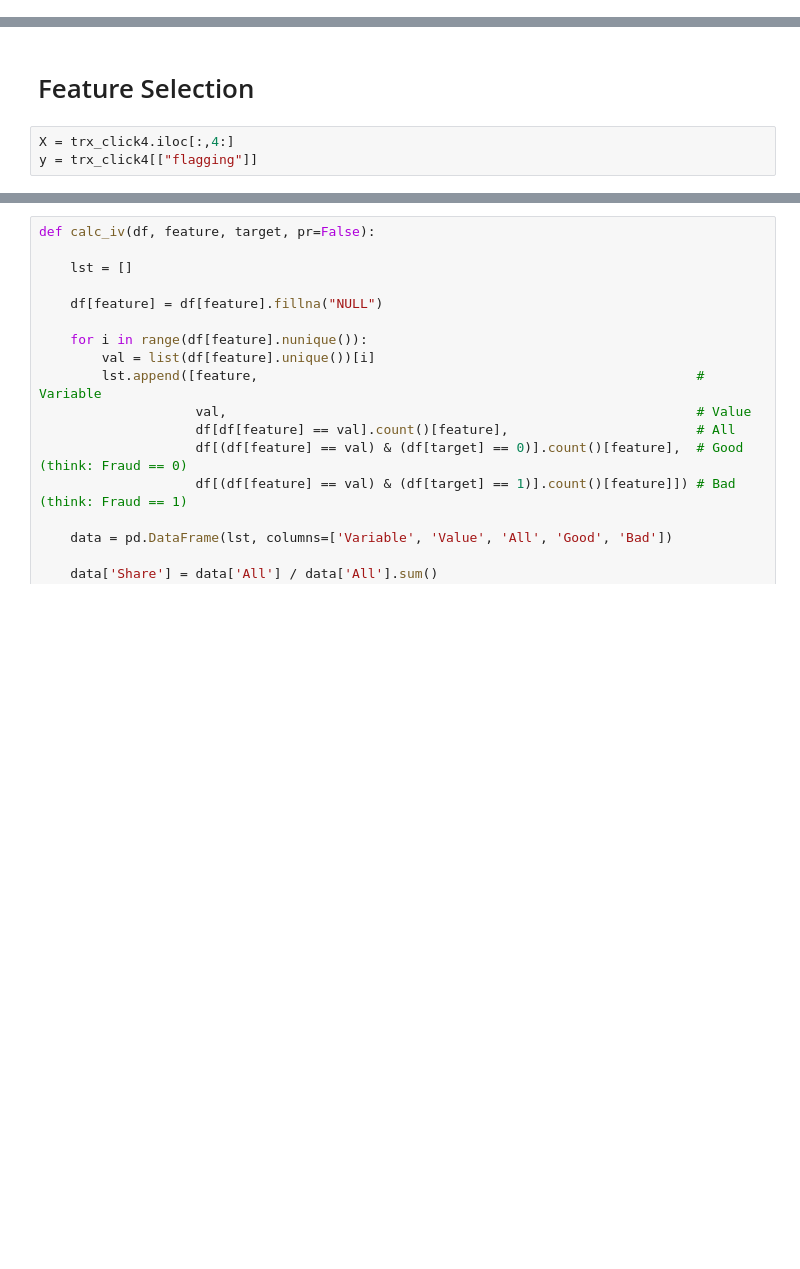
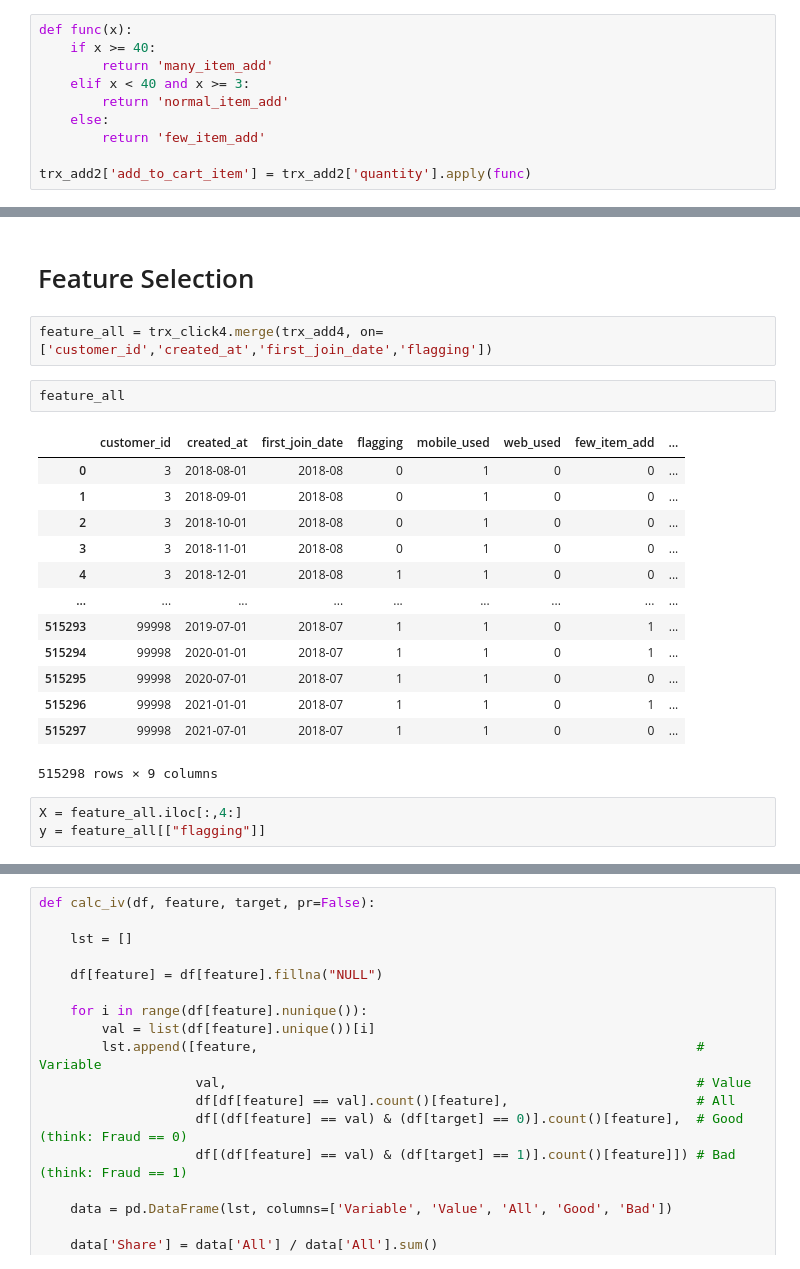
Before and after one commit to latifaahu/kaggle-fp, a Jupyter notebook: coba_week4.ipynb, the cells around one changed output, grey strips where cells are left out. Saved outputs shown, nothing was run; the diff lists cells and outputs as text; blank space fills up the shorter version.

```diff
--- a/coba_week4.ipynb
+++ b/coba_week4.ipynb
@@ -352,0 +408,10 @@ trx_click4
+# %%
+def func(x):
+    if x >= 40:
+        return 'many_item_add'
+    elif x < 40 and x >= 3:
+        return 'normal_item_add'
+    else:
+        return 'few_item_add'
+
+trx_add2['add_to_cart_item'] = trx_add2['quantity'].apply(func)
@@ -353,8 +472,26 @@ trx_click4
 # %% [markdown]
 # Feature Selection
+# %%
+feature_all = trx_click4.merge(trx_add4, on=['customer_id','created_at','first_join_date','flagging'])
+# %%
+feature_all
+# %% [output]
+|  | customer_id | created_at | first_join_date | flagging | mobile_used | web_used | few_item_add | ... |
+| 0 | 3 | 2018-08-01 | 2018-08 | 0 | 1 | 0 | 0 | ... |
+| 1 | 3 | 2018-09-01 | 2018-08 | 0 | 1 | 0 | 0 | ... |
+| 2 | 3 | 2018-10-01 | 2018-08 | 0 | 1 | 0 | 0 | ... |
+| 3 | 3 | 2018-11-01 | 2018-08 | 0 | 1 | 0 | 0 | ... |
+| 4 | 3 | 2018-12-01 | 2018-08 | 1 | 1 | 0 | 0 | ... |
+| ... | ... | ... | ... | ... | ... | ... | ... | ... |
+| 515293 | 99998 | 2019-07-01 | 2018-07 | 1 | 1 | 0 | 1 | ... |
+| 515294 | 99998 | 2020-01-01 | 2018-07 | 1 | 1 | 0 | 1 | ... |
+| 515295 | 99998 | 2020-07-01 | 2018-07 | 1 | 1 | 0 | 0 | ... |
+| 515296 | 99998 | 2021-01-01 | 2018-07 | 1 | 1 | 0 | 1 | ... |
+| 515297 | 99998 | 2021-07-01 | 2018-07 | 1 | 1 | 0 | 0 | ... |
+515298 rows × 9 columns
 # %%
-X = trx_click4.iloc[:,4:]
-y = trx_click4[["flagging"]]
+X = feature_all.iloc[:,4:]
+y = feature_all[["flagging"]]
 # %%
 from sklearn.model_selection import train_test_split
 
```
Also changed, not shown: parts of 17 cells of this notebook.
